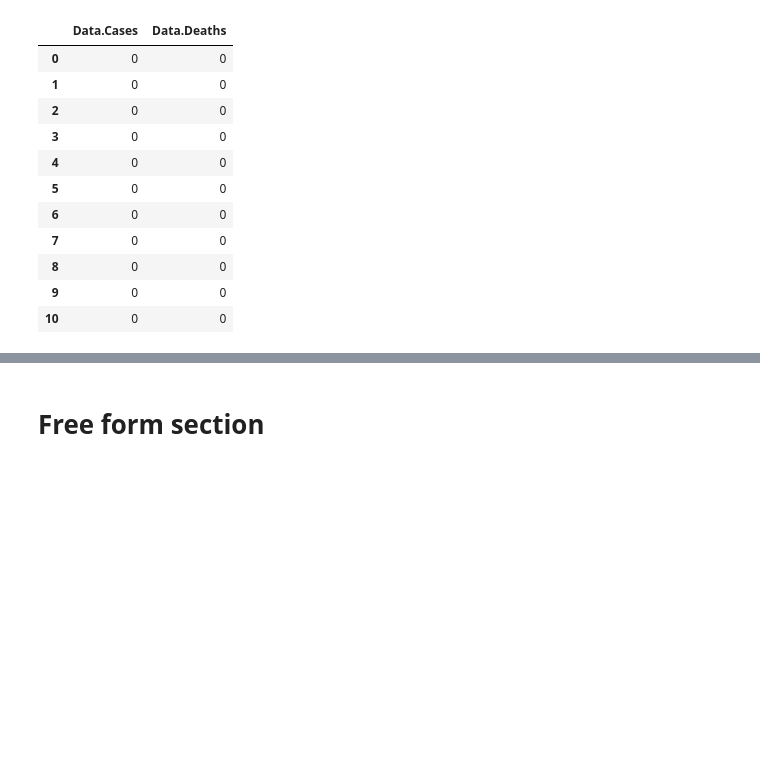
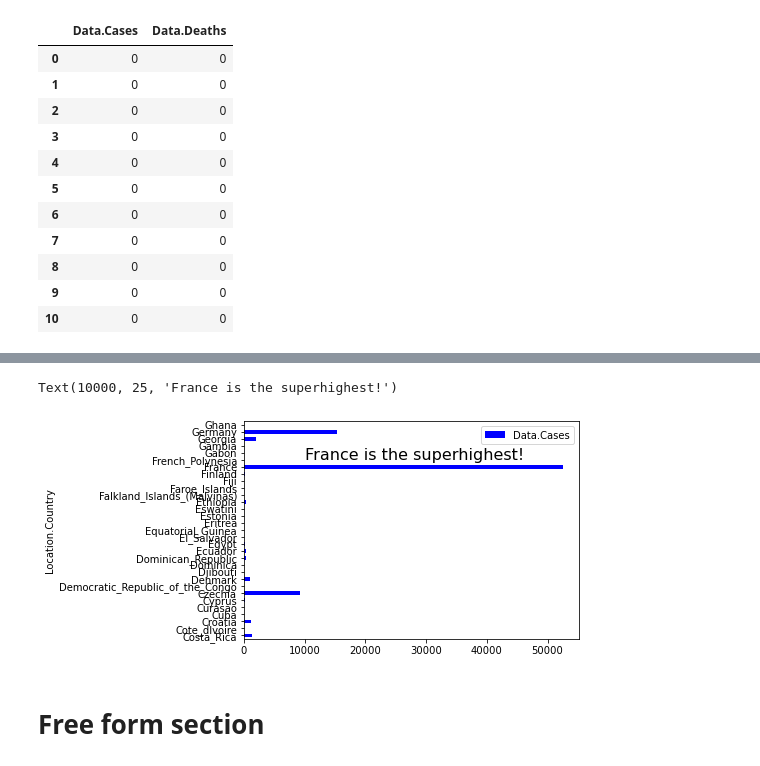
Before and after one commit to ollill0823/002.UCLA_extension_csx4501, a Jupyter notebook: W003/Assignment/Assignment03_Chen Wang.ipynb, the cells around one changed output, grey strips where cells are left out. Saved outputs shown, nothing was run; the diff lists cells and outputs as text; code cells hidden in the pictures; blank space fills up the shorter version.

```diff
--- a/W003/Assignment/Assignment03_Chen Wang.ipynb
+++ b/W003/Assignment/Assignment03_Chen Wang.ipynb
@@ -178,6 +200,13 @@ covid_df.loc[[0,1,2,3,4,5,6,7,8,9,10],['Data.Cases','Data.Deaths']]
 # %%
 # Re-do the plot from the previous cell
 # and change at least two aesthetic elements (colors, labels, titles, ...)
+import matplotlib.pyplot as picture
+
+covid_df.loc[53000:53030,['Data.Cases','Location.Country']].plot(kind='barh',color='blue',x='Location.Country')
+picture.text(10000,25,'France is the superhighest!',fontsize=16)
+# %% [output]
+Text(10000, 25, 'France is the superhighest!')
+[figure, added]
 # %% [markdown]
 # Free form section
 # %% [markdown]
```
Also changed, not shown: parts of 21 cells of this notebook.
